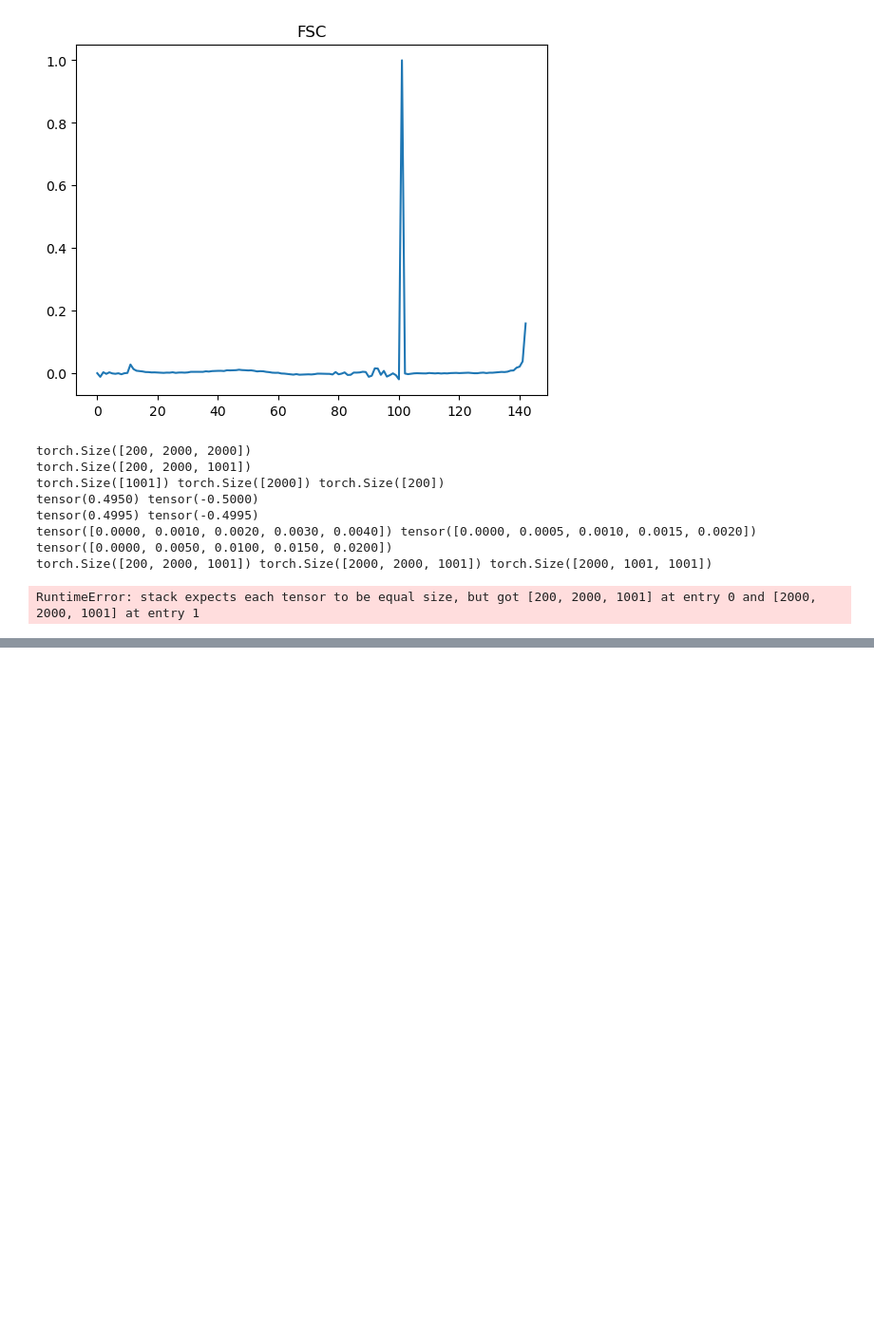
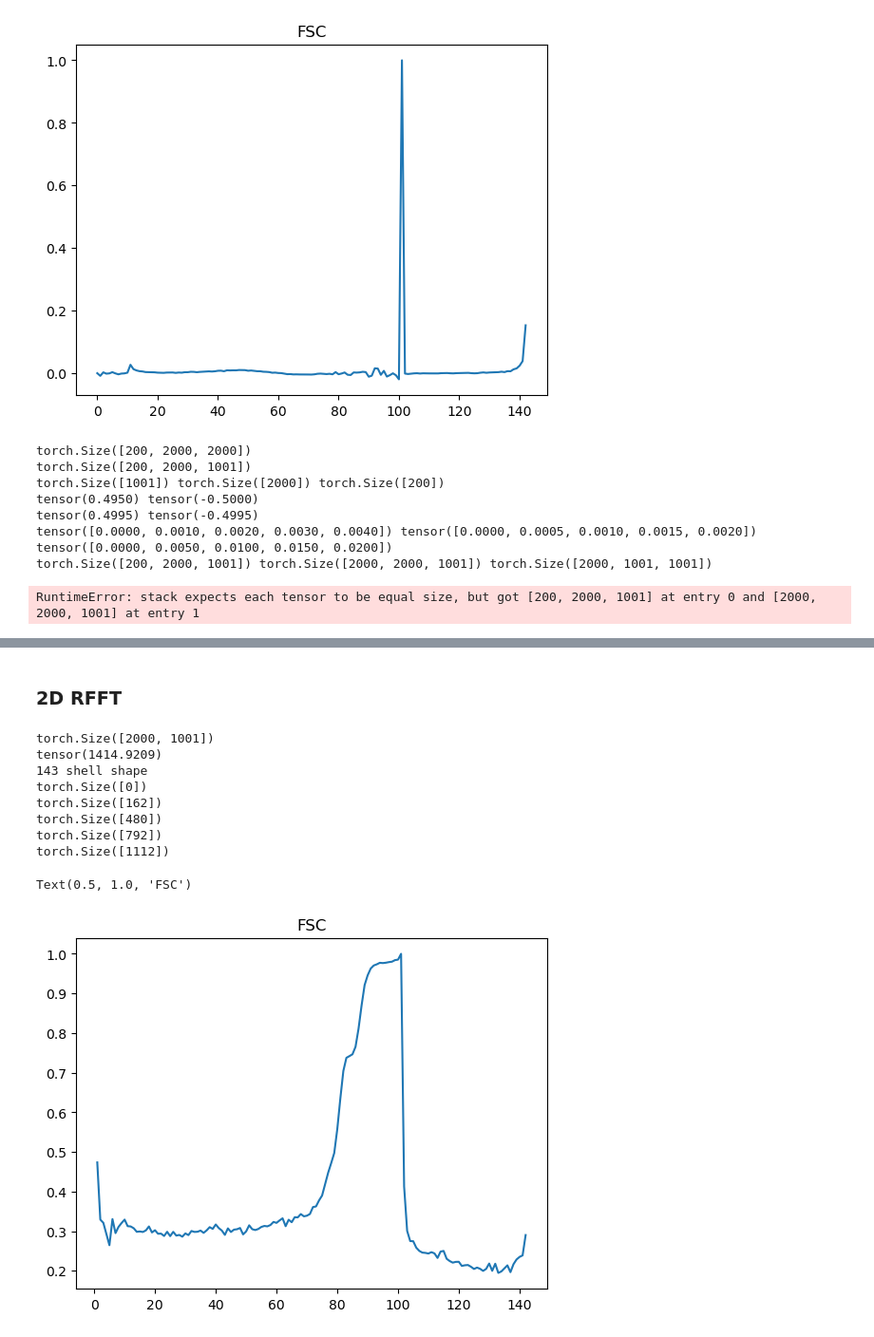
Before and after one commit to henrynjones/tomo_suli, a Jupyter notebook: FSC.ipynb, the cells around one changed output, grey strips where cells are left out. Shown at 95% size. Saved outputs shown, nothing was run; the diff lists cells and outputs as text; code cells hidden in the pictures; blank space fills up the shorter version.

```diff
--- a/FSC.ipynb
+++ b/FSC.ipynb
@@ -104,9 +29,0 @@ del(denoised_image, denoised_tensor, noisy_image, mean, std, freq_radius,
-# %%
-def _normalised_cc_complex_1d(a: torch.Tensor, b:torch.Tensor):
-    correlation = torch.dot(a, torch.conj(b))
-    return correlation / (torch.linalg.norm(a) * torch.linalg.norm(b))
-
-fsc = torch.real(torch.tensor([
-    _normalised_cc_complex_1d(FT_denoised[idx], FT_noisy[idx])
-    for idx in shell_index
-]))
@@ -121,13 +82 @@ Text(0.5, 1.0, 'FSC')
 make the datasetup
-# %%
-import torch, mrcfile, numpy as np
-import matplotlib.pyplot as plt
-
-denoised_image = mrcfile.read('/Users/HenryJones/Desktop/SULI/cryocare_denoised.mrc')
-denoised_tensor = torch.tensor(denoised_image)
-mean = torch.zeros_like(denoised_tensor)
-std = torch.ones_like(denoised_tensor) * 10
-
-noisy_image = torch.normal(mean = mean, std = std)
-del(mean, std, denoised_image)
-noisy_image = noisy_image + denoised_tensor
@@ -137,5 +83,5 @@ Intel MKL WARNING: Support of Intel(R) Streaming SIMD Extensions 4.2 (Intel(R) S
 # %%
-def make_freq_radius(tensor1_shape: torch.Tensor):
+def make_rfreq_radius(tensor1_shape: torch.Tensor):
     print(tensor1_shape)
     meshgrid = torch.meshgrid([torch.arange(tensor1_shape[0])  - tensor1_shape[0]/2,
                                 torch.arange(tensor1_shape[1]) - tensor1_shape[1]/2,
@@ -154,12 +100,12 @@ def _normalised_cc_real_1d(tensor1: torch.Tensor, tensor2:torch.Tensor):
         return correlation / (torch.linalg.norm(tensor1) * torch.linalg.norm(tensor2))
 
 
-def compute_fsc(tensor1: torch.Tensor, tensor2: torch.Tensor):
+def compute_rfsc(tensor1: torch.Tensor, tensor2: torch.Tensor):
     tensor1 = torch.fft.rfftn(tensor1)
     tensor2 = torch.fft.rfftn(tensor2)
 
     assert tensor1.shape == tensor2.shape
-    freq_radius = make_freq_radius(tensor1.shape)
+    freq_radius = make_rfreq_radius(tensor1.shape)
     print(freq_radius[99:102, 999:1001, :2])
     sorted_frequencies_flat, sort_idx_flat = torch.sort(torch.flatten(freq_radius), descending = False)
     del(freq_radius)
@@ -169,11 +115,14 @@ def compute_fsc(tensor1: torch.Tensor, tensor2: torch.Tensor):
     print(max_dist)
     bins = torch.arange(0, max_dist + bin_interval, bin_interval)
     split_idx = torch.searchsorted(sorted_frequencies_flat, bins)
-    del(sorted_frequencies_flat)
+    #del(sorted_frequencies_flat)
     shell_index = torch.tensor_split(sort_idx_flat, split_idx)[:-1] #exlude last one because of binning
     print(len(shell_index), 'shell shape')
-    del(sort_idx_flat)
-    print(shell_index[:5][:3], 'shell_ex')
+    #del(sort_idx_flat)
+
+    for idx in shell_index[:5]:
+        print(idx.shape)
+
     tensor1 = torch.flatten(tensor1)
     tensor2 = torch.flatten(tensor2)
     fsc = torch.real(torch.tensor([
@@ -236,0 +232,2 @@ RuntimeError: stack expects each tensor to be equal size, but got [200, 2000, 10
+# %% [markdown]
+### 2D RFFT
@@ -236,0 +280,15 @@ RuntimeError: stack expects each tensor to be equal size, but got [200, 2000, 10
+# %%
+fsc_r_rd = compute_rfsc(noisy_image[100,:,:], denoised_tensor[100,:,:])
+plt.plot(torch.arange(fsc_r_rd.shape[0]), fsc_r_rd.numpy())
+plt.title("FSC")
+# %% [output]
+torch.Size([2000, 1001])
+tensor(1414.9209)
+143 shell shape
+torch.Size([0])
+torch.Size([162])
+torch.Size([480])
+torch.Size([792])
+torch.Size([1112])
+Text(0.5, 1.0, 'FSC')
+[figure, added]
```
Also changed, not shown: parts of 47 cells of this notebook.
